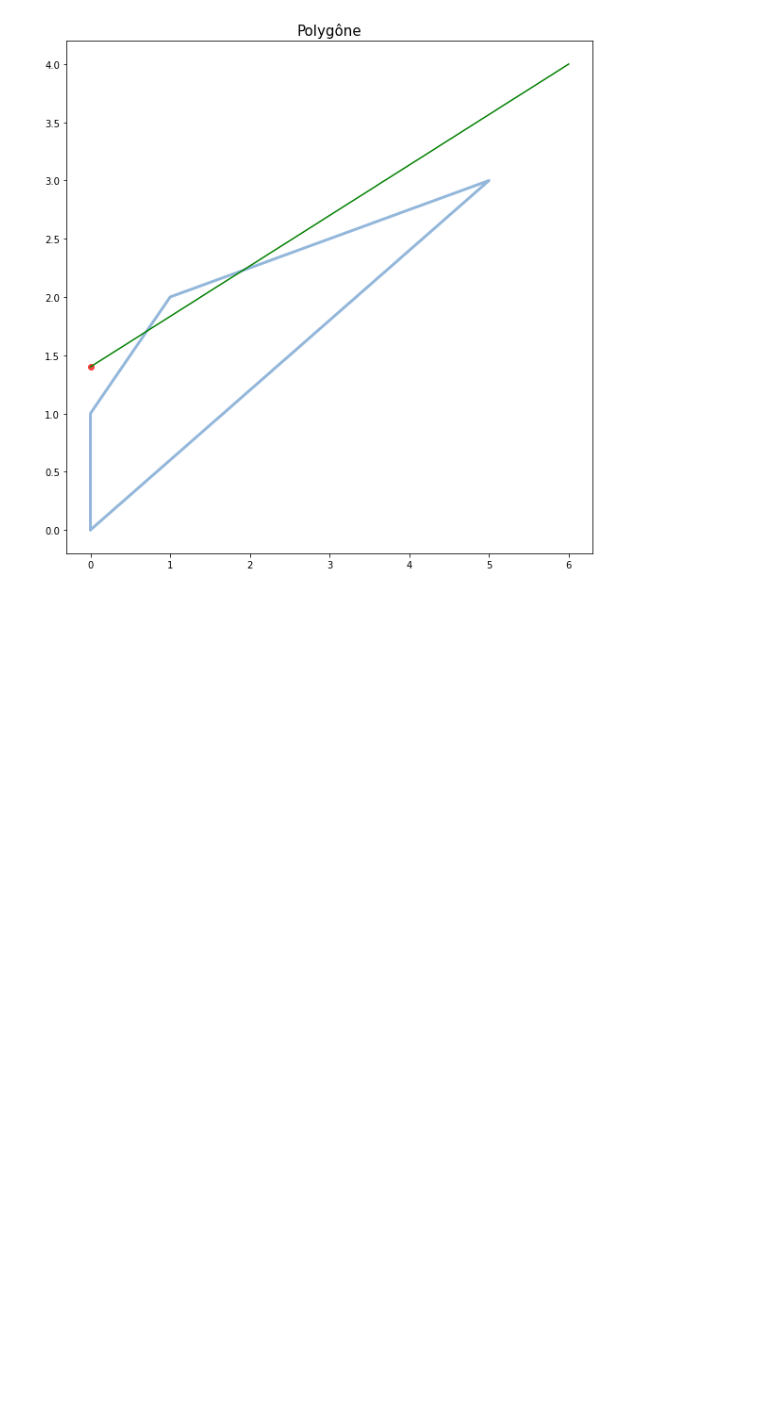
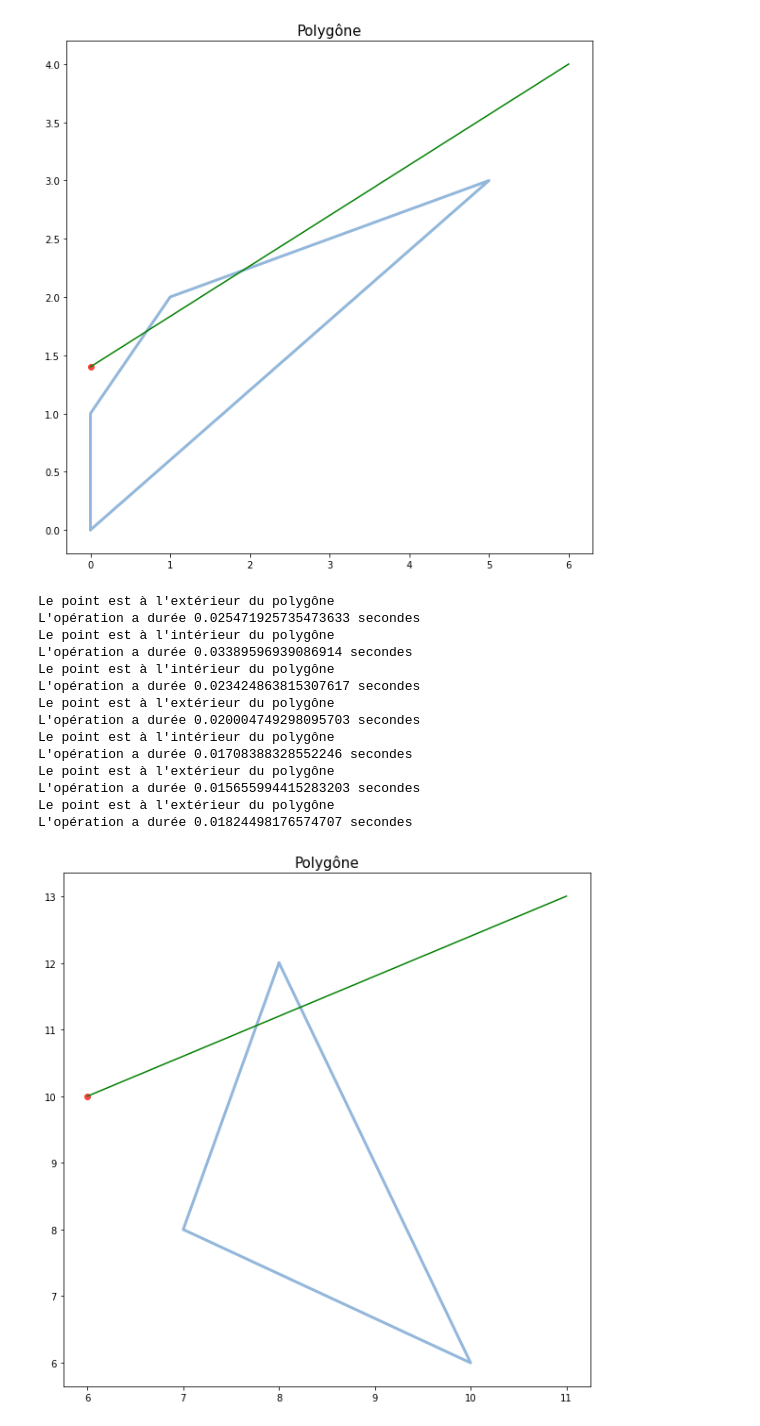
Before and after one commit to HippolyteGuigon/Localisation-de-points-dans-un-Polygone, a Jupyter notebook: Exercice Polygône.ipynb, the cells around one changed output. Drawn from its saved outputs; the diff is of its cells as text; code cells hidden in the pictures; blank space fills up the shorter version.

```diff
--- a/Exercice Polygône.ipynb
+++ b/Exercice Polygône.ipynb
@@ -50,3 +50,30 @@ polygon([(0, 0), (0, 1), (1, 2), (5, 3)], (0, 1.4))
 # %% [output]
 Le point est à l'extérieur du polygône
 [figure]
+# %%
+import random
+import time
+
+for k in range(3, 10):
+    time1 = time.time()
+    points = [(random.randint(1, 10), random.randint(1, 12)) for j in range(k)]
+    test_point = (random.randint(1, 10), random.randint(1, 12))
+    polygon(points, test_point)
+    time2 = time.time()
+    print("L'opération a durée {} secondes".format(time2-time1))
+# %% [output]
+Le point est à l'extérieur du polygône
+L'opération a durée 0.025471925735473633 secondes
+Le point est à l'intérieur du polygône
+L'opération a durée 0.03389596939086914 secondes
+Le point est à l'intérieur du polygône
+L'opération a durée 0.023424863815307617 secondes
+Le point est à l'extérieur du polygône
+L'opération a durée 0.020004749298095703 secondes
+Le point est à l'intérieur du polygône
+L'opération a durée 0.01708388328552246 secondes
+Le point est à l'extérieur du polygône
+L'opération a durée 0.015655994415283203 secondes
+Le point est à l'extérieur du polygône
+L'opération a durée 0.01824498176574707 secondes
+[figure, added]
```
Also changed, not shown: parts of 1 cell of this notebook.
